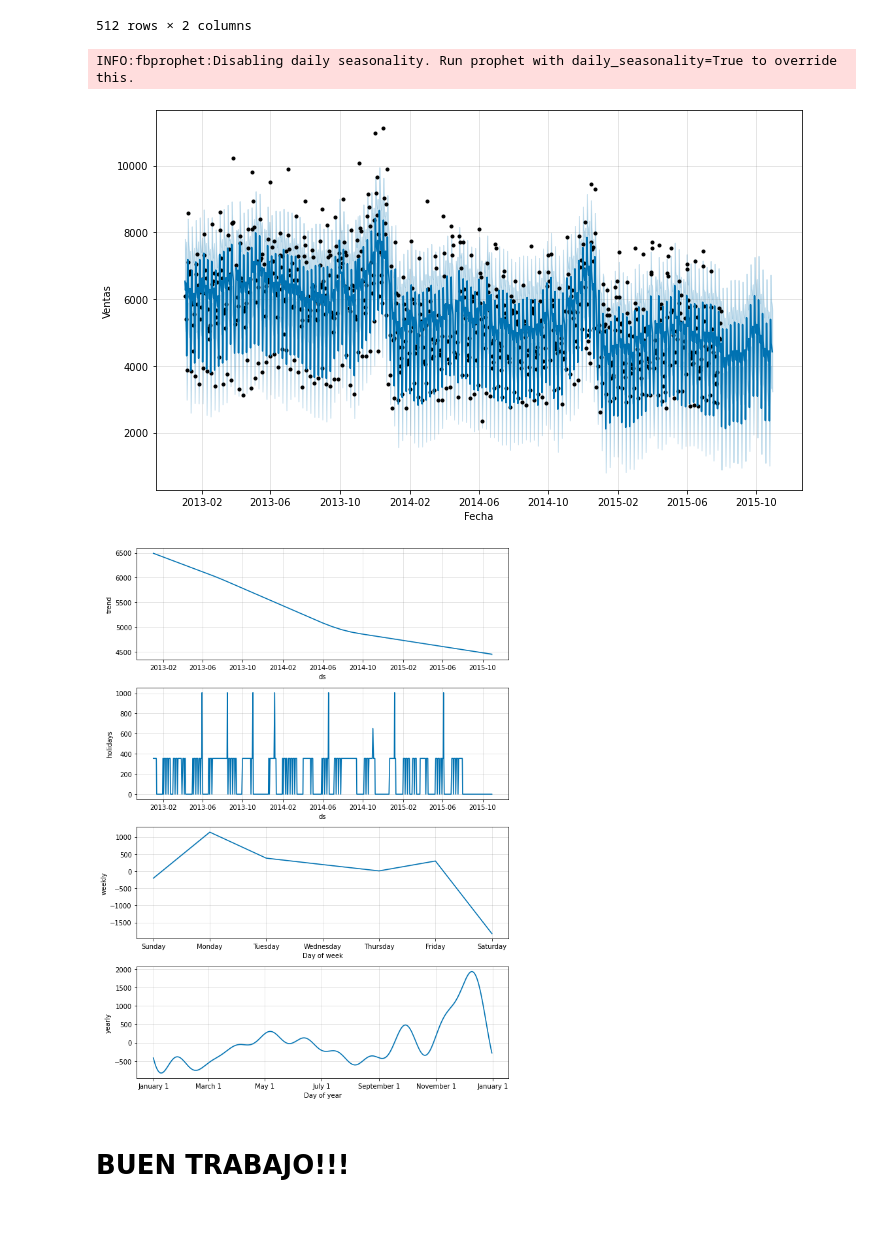
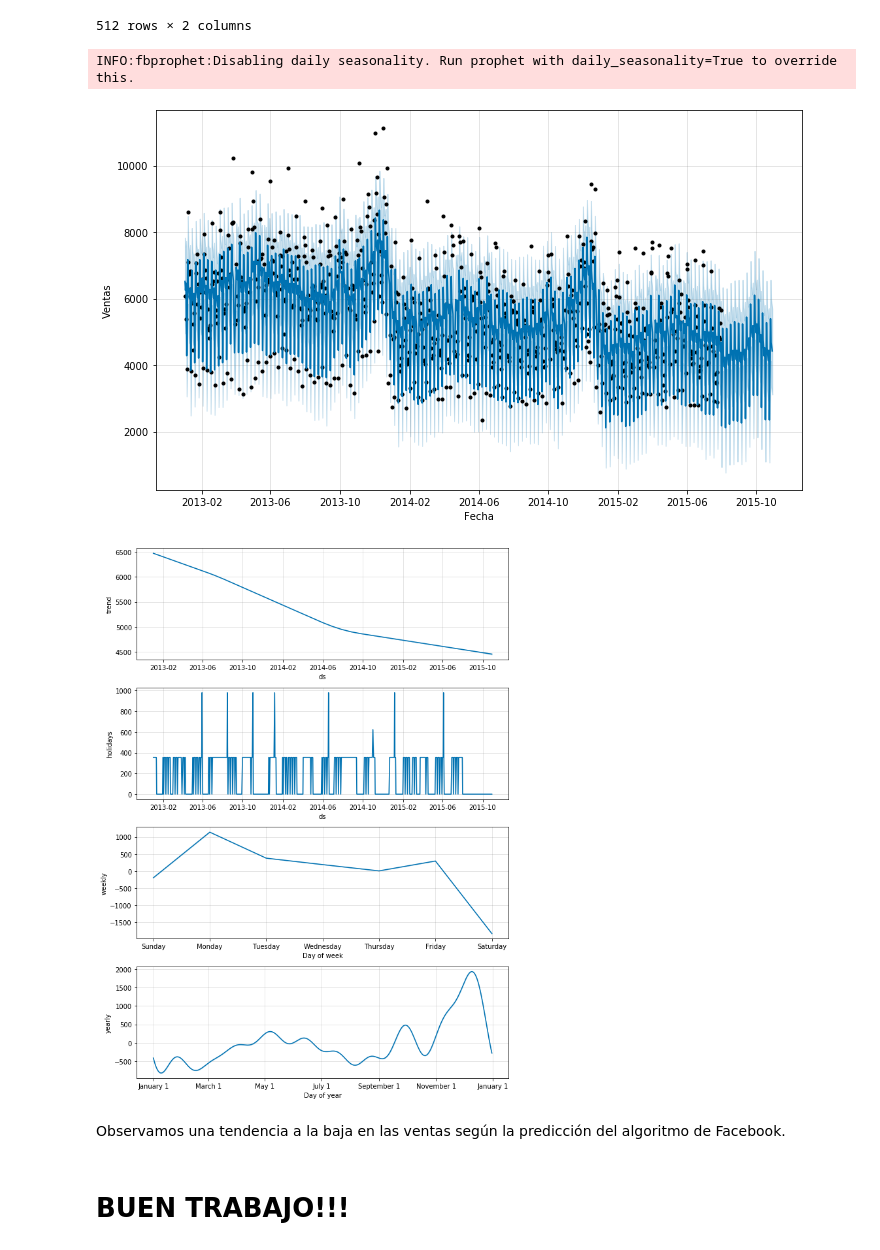
Before and after one commit to dasafo/ds4b, a Jupyter notebook: 3. Sales Department Data/Solución_Departamento_de_Ventas.ipynb, the cells around one changed output. Saved outputs shown, nothing was run; the diff lists cells and outputs as text; code cells hidden in the pictures; blank space fills up the shorter version.

```diff
--- a/3. Sales Department Data/Solución_Departamento_de_Ventas.ipynb
+++ b/3. Sales Department Data/Solución_Departamento_de_Ventas.ipynb
@@ -526,0 +433,4 @@ sns.violinplot(x = 'Promo', y = 'Customers', data = sales_train_all_df)
+# %%
+inner_df['Year'] = pd.DatetimeIndex(inner_df['Date']).year
+inner_df['Month'] = pd.DatetimeIndex(inner_df['Date']).month
+inner_df['Day'] = pd.DatetimeIndex(inner_df['Date']).day
@@ -558,13 +574,20 @@ Requirement already satisfied: korean-lunar-calendar in /usr/local/lib/python3.6
 # %%
-def sales_predictions(Store_ID, sales_df, periods):
+def sales_predictions(Store_ID, sales_df, periods): #periods el intervalo de tiempo a predecir
+    '''
+    Función que se encarga de realizar la modificación del nombre de las variables
+    que el algoritmo de Facebook obliga a poner la variable de las fechas como 'ds'.
+    '''
     sales_df = sales_df[sales_df['Store'] == Store_ID]
     sales_df = sales_df[['Date', 'Sales']].rename(columns = {'Date': 'ds', 'Sales': 'y'})
     sales_df = sales_df.sort_values('ds')
 
     model    = Prophet()
     model.fit(sales_df)
+
+    #realiza la predicción
     future   = model.make_future_dataframe(periods = periods)
     forecast = model.predict(future)
+
     figure   = model.plot(forecast, xlabel = "Fecha", ylabel = "Ventas")
     figure2  = model.plot_components(forecast)
 # %%
@@ -593,6 +620,5 @@ def sales_predictions(Store_ID, sales_df, holidays, periods):
 # %%
-# Obtener todas las fechas relacionadas con las vacaciones escolares
-school_holidays = sales_train_all_df[sales_train_all_df['SchoolHoliday'] == 1].loc[:, 'Date'].values
+school_holidays = inner_df[inner_df['SchoolHoliday'] == 1].loc[:, 'Date'].values
 school_holidays.shape
 # %% [output]
 (163457,)
@@ -604,6 +632,5 @@ school_holidays.shape
 # %%
-# Obtener todas las fechas correspondientes a los festivos estatales
-state_holidays = sales_train_all_df[(sales_train_all_df['StateHoliday'] == 'a') | (sales_train_all_df['StateHoliday'] == 'b') | (sales_train_all_df['StateHoliday'] == 'c')].loc[:, 'Date'].values
+state_holidays = inner_df[(inner_df['StateHoliday'] == 'a') | (inner_df['StateHoliday'] == 'b') | (inner_df['StateHoliday'] == 'c')].loc[:, 'Date'].values
 state_holidays.shape
 # %% [output]
 (910,)
@@ -675,10 +704,12 @@ school_state_holidays
 512 rows × 2 columns
 # %%
 # Hagamos predicciones usando días festivos para una tienda específica
-sales_predictions(6, sales_train_all_df, school_state_holidays, 90)
+sales_predictions(6, inner_df, school_state_holidays, 90)
 # %% [output]
 INFO:fbprophet:Disabling daily seasonality. Run prophet with daily_seasonality=True to override this.
 [figure]
-[figure, old version]
+[figure, new version]
+# %% [markdown]
+Observamos una tendencia a la baja en las ventas según la predicción del algoritmo de Facebook.
 # %% [markdown]
 # BUEN TRABAJO!!!
```
Also changed, not shown: parts of 130 cells of this notebook, 5 other files.
